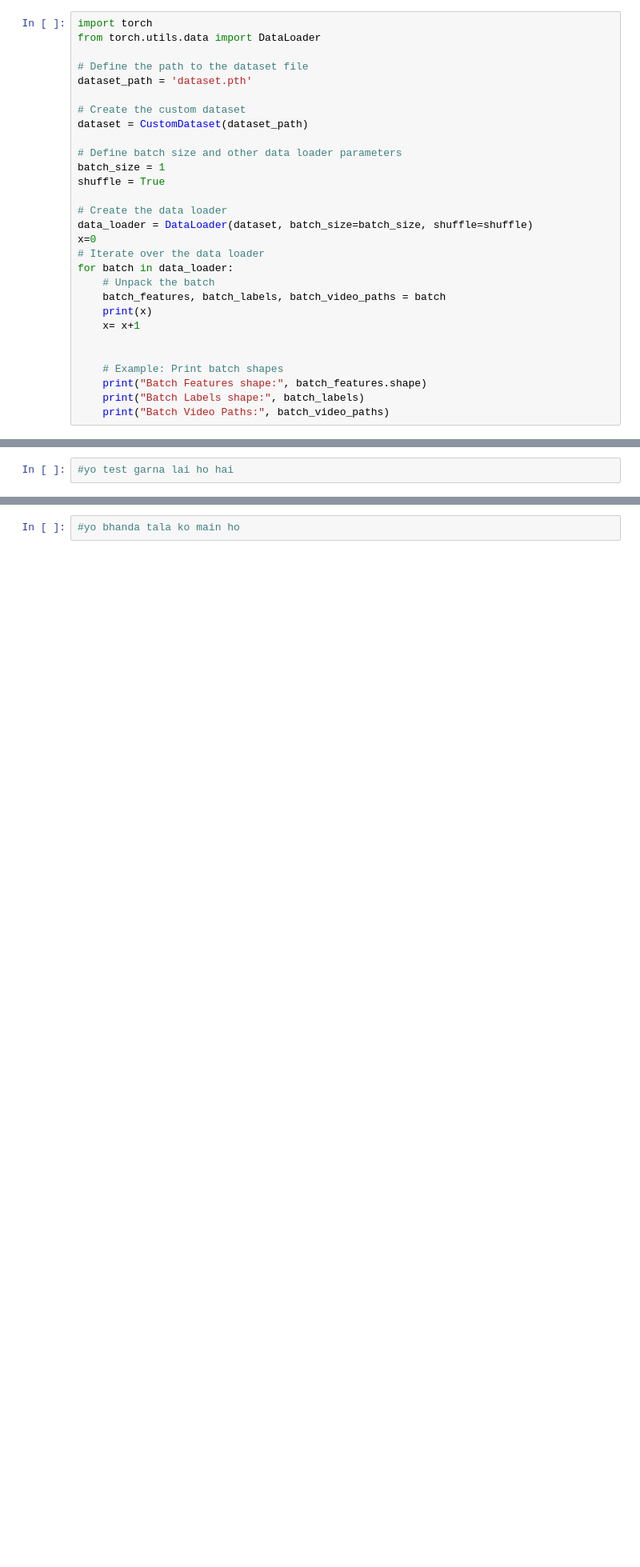
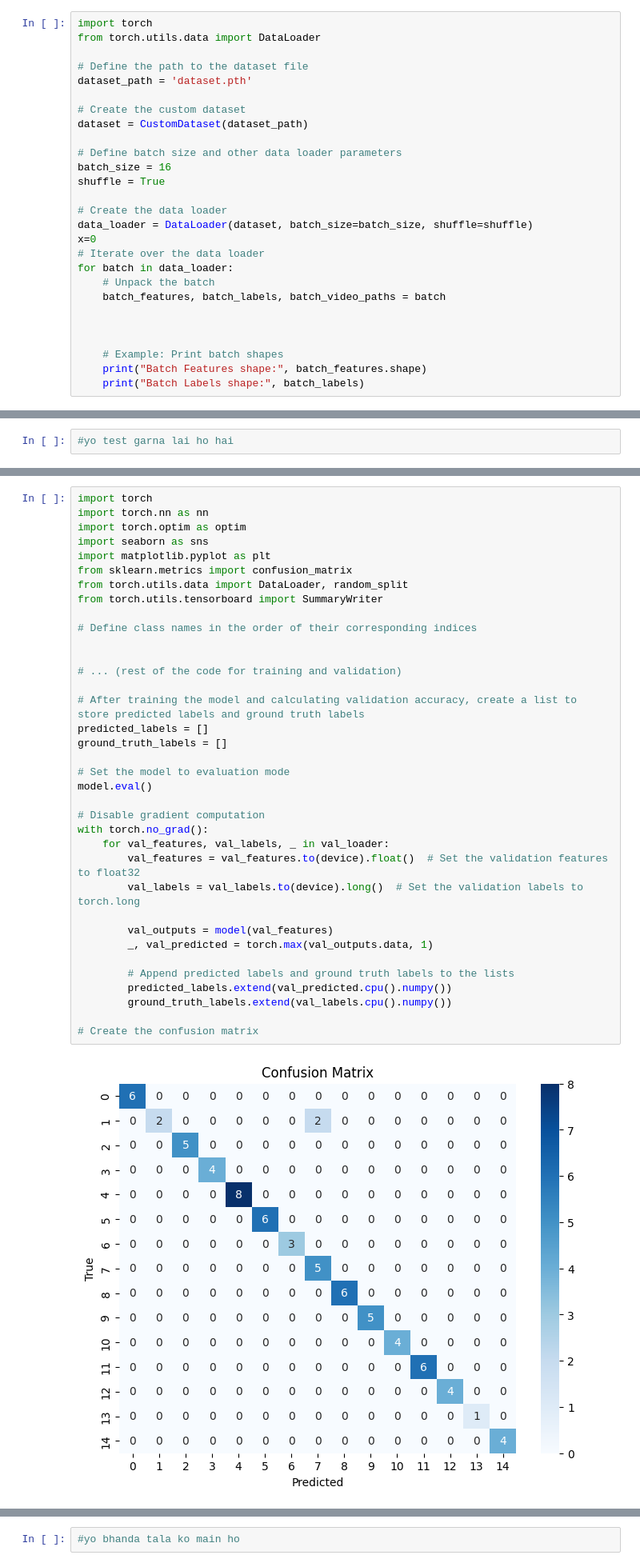
Before and after one commit to anurag0013/Yoga-Pose-Estimator, a Jupyter notebook: hollistic.ipynb, the cells around one changed output, grey strips where cells are left out. Shown: that part at 80% size. Saved outputs shown, nothing was run; the diff lists cells and outputs as text; blank space fills up the shorter version.

```diff
--- a/hollistic.ipynb
+++ b/hollistic.ipynb
@@ -310,7 +253,7 @@ dataset_path = 'dataset.pth'
 dataset = CustomDataset(dataset_path)
 
 # Define batch size and other data loader parameters
-batch_size = 1
+batch_size = 16
 shuffle = True
 
 # Create the data loader
@@ -320,12 +263,10 @@ x=0
 for batch in data_loader:
     # Unpack the batch
     batch_features, batch_labels, batch_video_paths = batch
-    print(x)
-    x= x+1
+
 
 
     # Example: Print batch shapes
     print("Batch Features shape:", batch_features.shape)
     print("Batch Labels shape:", batch_labels)
-    print("Batch Video Paths:", batch_video_paths)
 # %% [output]
@@ -399,0 +496,38 @@ model = LSTMModel(input_size, hidden_size, num_classes)
+# %%
+import torch
+import torch.nn as nn
+import torch.optim as optim
+import seaborn as sns
+import matplotlib.pyplot as plt
+from sklearn.metrics import confusion_matrix
+from torch.utils.data import DataLoader, random_split
+from torch.utils.tensorboard import SummaryWriter
+
+# Define class names in the order of their corresponding indices
+
+
+# ... (rest of the code for training and validation)
+
+# After training the model and calculating validation accuracy, create a list to store predicted labels and ground truth labels
+predicted_labels = []
+ground_truth_labels = []
+
+# Set the model to evaluation mode
+model.eval()
+
+# Disable gradient computation
+with torch.no_grad():
+    for val_features, val_labels, _ in val_loader:
+        val_features = val_features.to(device).float()  # Set the validation features to float32
+        val_labels = val_labels.to(device).long()  # Set the validation labels to torch.long
+
+        val_outputs = model(val_features)
+        _, val_predicted = torch.max(val_outputs.data, 1)
+
+        # Append predicted labels and ground truth labels to the lists
+        predicted_labels.extend(val_predicted.cpu().numpy())
+        ground_truth_labels.extend(val_labels.cpu().numpy())
+
+# Create the confusion matrix
+# %% [output]
+[figure, added]
```
Also changed, not shown: parts of 23 cells of this notebook, 17 other files.
